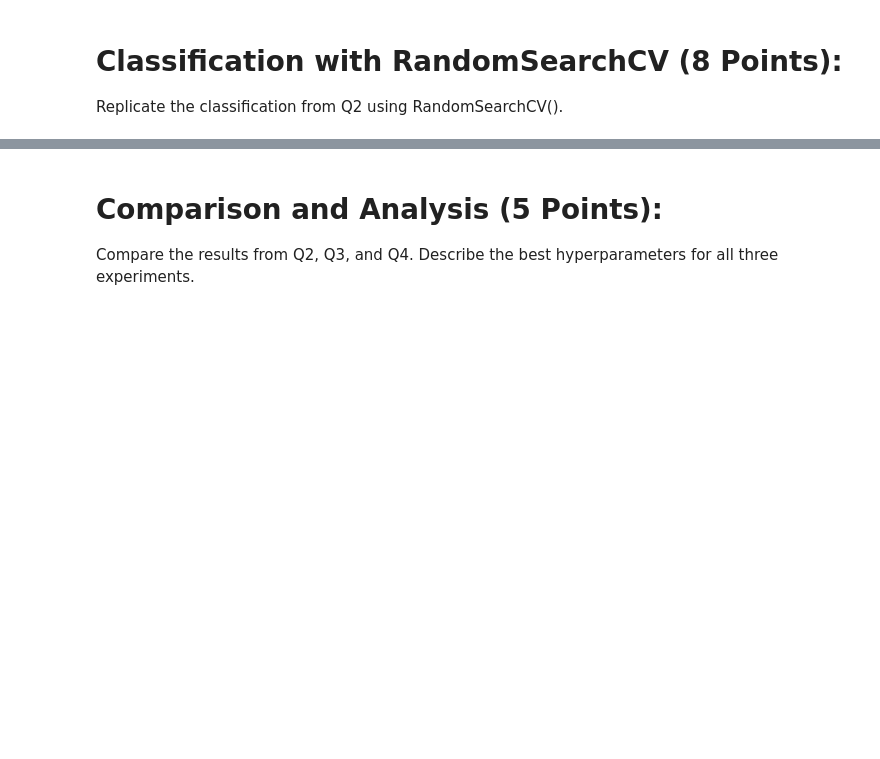
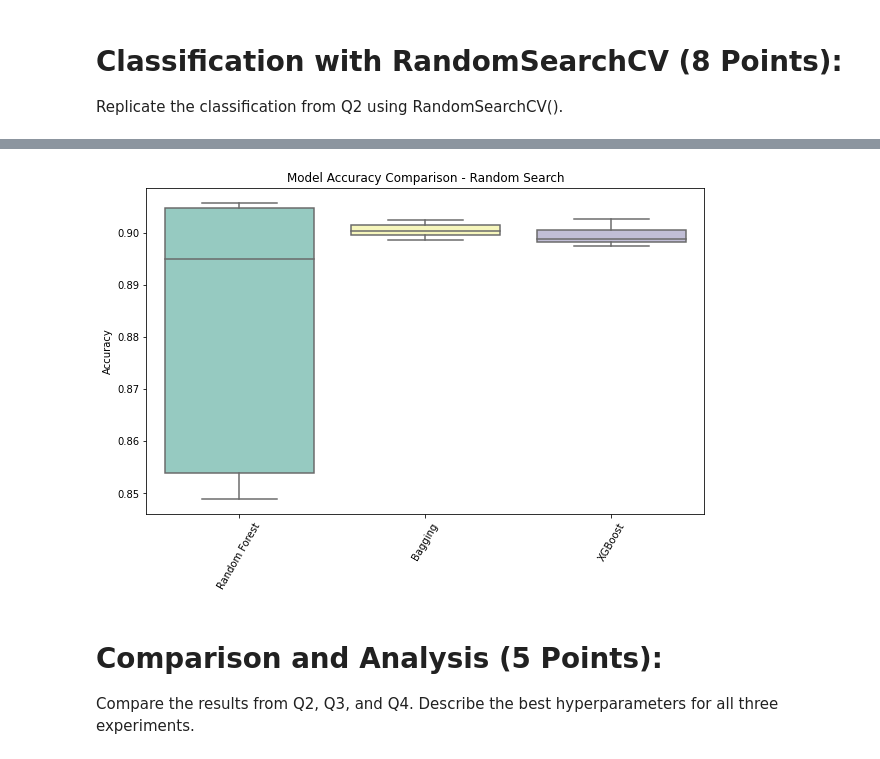
Before and after one commit to lecarpen23/DSAN_6700_Assignment_3_Actual, a Jupyter notebook: assignment_03_copy.ipynb, the cells around one changed output, grey strips where cells are left out. Saved outputs shown, nothing was run; the diff lists cells and outputs as text; code cells hidden in the pictures; blank space fills up the shorter version.

```diff
--- a/assignment_03_copy.ipynb
+++ b/assignment_03_copy.ipynb
@@ -240,3 +349,18 @@ Replicate the classification from Q2 using RandomSearchCV().
+# %%
+rfc_rscores = rfc_random.cv_results_['mean_test_score']
+bc_rscores = bc_random.cv_results_['mean_test_score']
+xgb_rscores = xgb_random.cv_results_['mean_test_score']
+
+all = [rfc_rscores, bc_rscores, xgb_rscores]
+
+fig, ax = plt.subplots(figsize=(10, 6))
+sns.boxplot(data=all, palette='Set3')
+ax.set_xticklabels(my_labels, rotation=60)
+ax.set_title('Model Accuracy Comparison - Random Search')
+ax.set_ylabel('Accuracy')
+plt.show()
+# %% [output]
+[figure, added]
 # %% [markdown]
 # Comparison and Analysis (5 Points):
 
```
Also changed, not shown: parts of 17 cells of this notebook.
